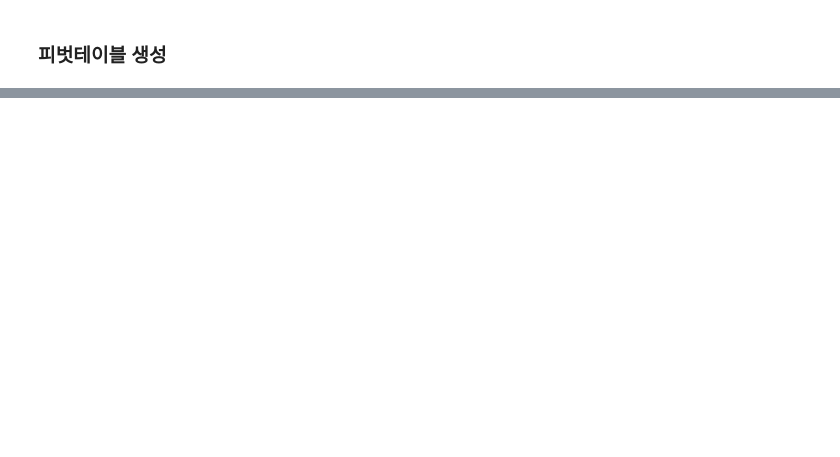
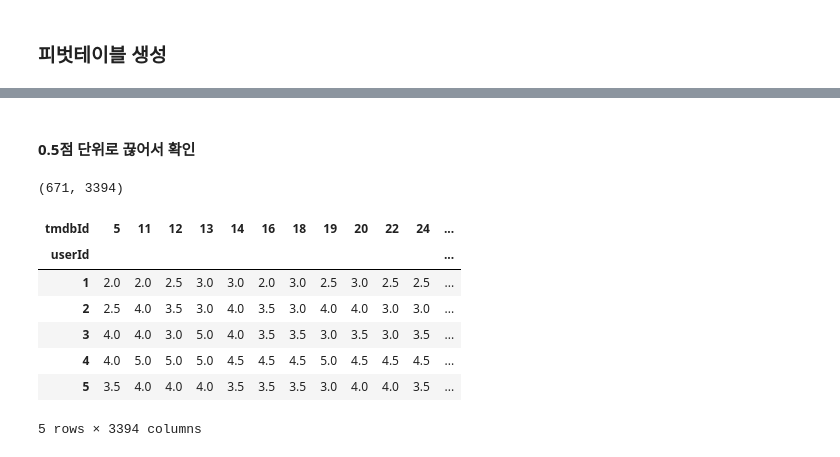
Before and after one commit to YEJIN-LILY/Movie_Recommendation_System, a Jupyter notebook: collaborative_filtering_update.ipynb, the cells around one changed output, grey strips where cells are left out. Saved outputs shown, nothing was run; the diff lists cells and outputs as text; code cells hidden in the pictures; blank space fills up the shorter version.

```diff
--- a/collaborative_filtering_update.ipynb
+++ b/collaborative_filtering_update.ipynb
@@ -329 +291,36 @@ df_svd_preds.head()
 5 rows × 3394 columns
+# %% [markdown]
+#### 0.5점 단위로 끊어서 확인
+# %%
+# 예측 행렬을 원본 점수처럼 0.5점 단위로 끊어서 표시하기
+
+thres = [0.0, 0.5, 1.0, 1.5, 2.0, 2.5, 3.0, 3.5, 4.0, 4.5, 5.0]
+
+
+for i in range(0, pred_matrix.shape[0]):
+  for j in range(0, pred_matrix.shape[1]):
+    for k in thres:
+      if pred_matrix[i][j] < 0:
+        pred_matrix[i][j] = 0.0
+        break
+      elif pred_matrix[i][j] > 5.0:
+        pred_matrix[i][j] = 5.0
+        break
+      elif (pred_matrix[i][j]>= k-0.25) and (pred_matrix[i][j]< k+0.25):
+        pred_matrix[i][j] = k
+        break
+
+
+pred_matrix_df_05 = pd.DataFrame(pred_matrix, columns = user_movie_rating.columns, index = user_movie_rating.index)
+print(pred_matrix_df_05.shape)
+pred_matrix_df_05.head()
+# %% [output]
+(671, 3394)
+| tmdbId | 5 | 11 | 12 | 13 | 14 | 16 | 18 | 19 | 20 | 22 | 24 | ... |
+| userId |  |  |  |  |  |  |  |  |  |  |  | ... |
+| 1 | 2.0 | 2.0 | 2.5 | 3.0 | 3.0 | 2.0 | 3.0 | 2.5 | 3.0 | 2.5 | 2.5 | ... |
+| 2 | 2.5 | 4.0 | 3.5 | 3.0 | 4.0 | 3.5 | 3.0 | 4.0 | 4.0 | 3.0 | 3.0 | ... |
+| 3 | 4.0 | 4.0 | 3.0 | 5.0 | 4.0 | 3.5 | 3.5 | 3.0 | 3.5 | 3.0 | 3.5 | ... |
+| 4 | 4.0 | 5.0 | 5.0 | 5.0 | 4.5 | 4.5 | 4.5 | 5.0 | 4.5 | 4.5 | 4.5 | ... |
+| 5 | 3.5 | 4.0 | 4.0 | 4.0 | 3.5 | 3.5 | 3.5 | 3.0 | 4.0 | 4.0 | 3.5 | ... |
+5 rows × 3394 columns
```
Also changed, not shown: parts of 22 cells of this notebook.
